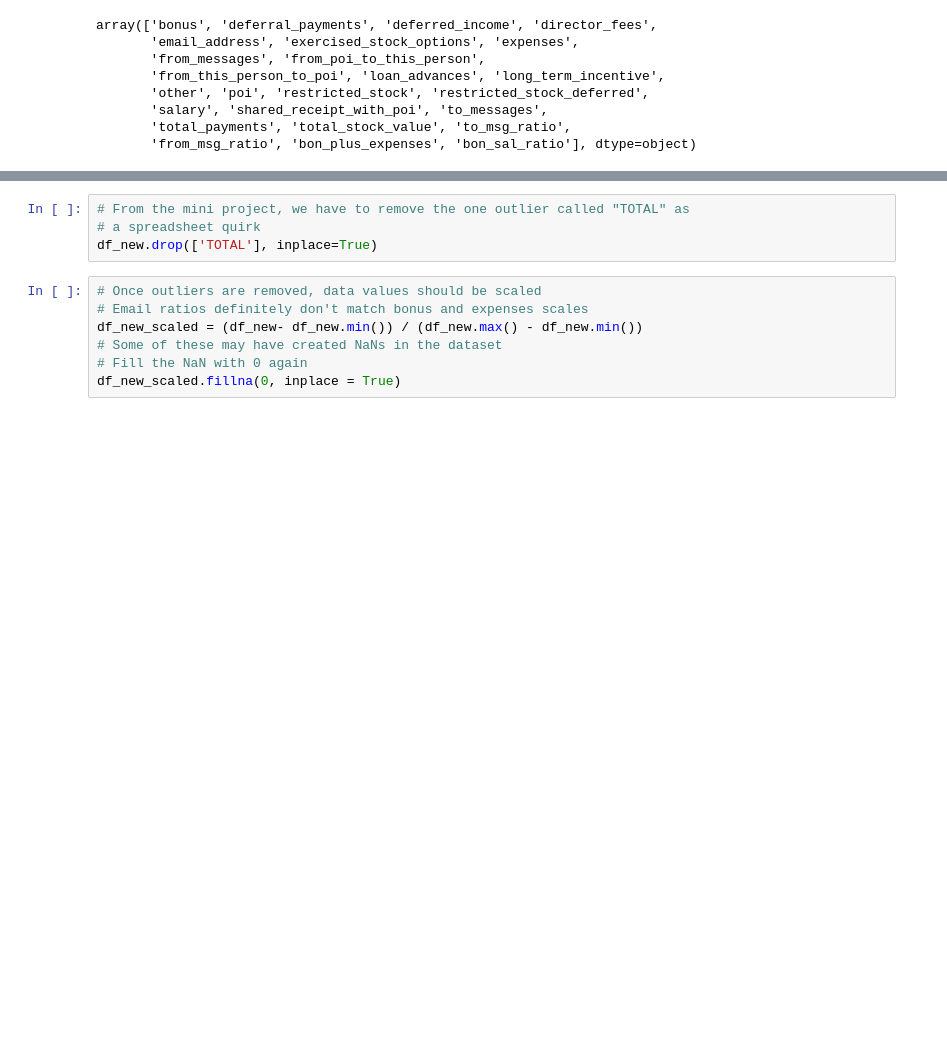
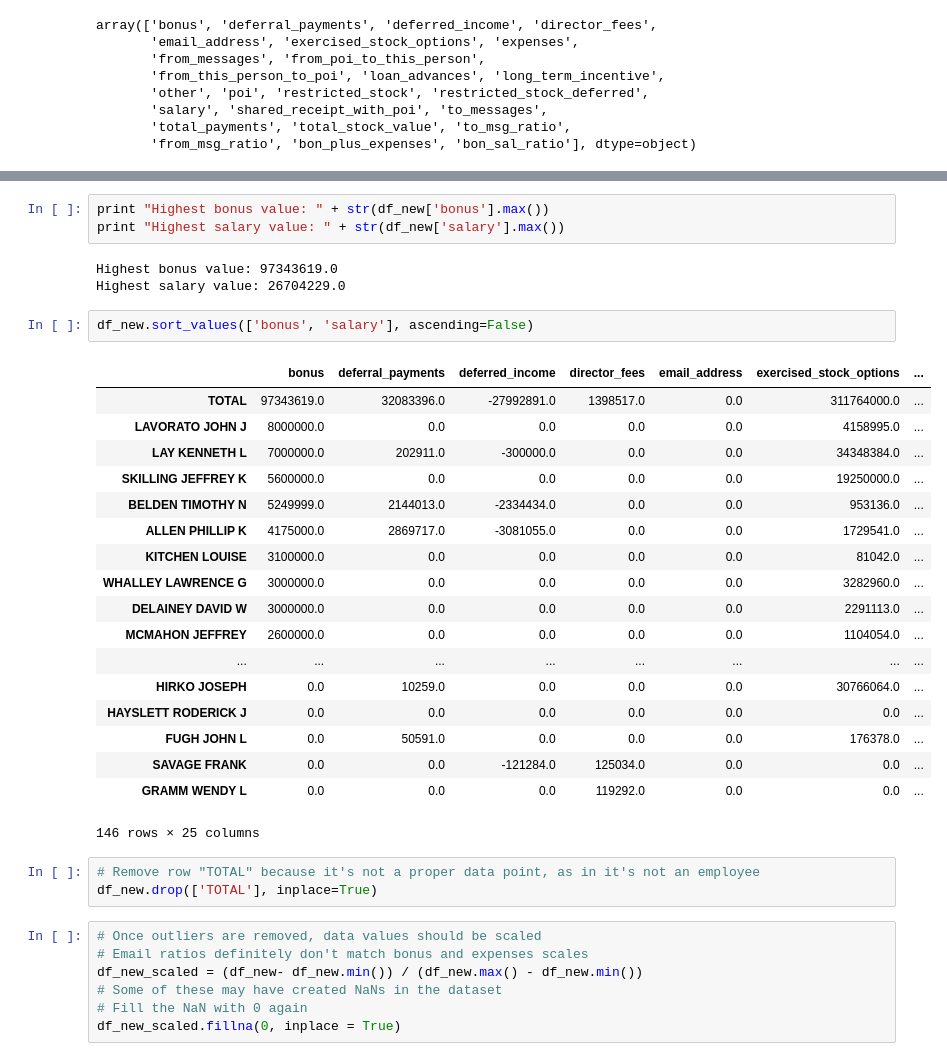
Before and after one commit to SpecCRA/enron_dataset_ml_project, a Jupyter notebook: poi_id.ipynb, the cells around one changed output, grey strips where cells are left out. Saved outputs shown, nothing was run; the diff lists cells and outputs as text; blank space fills up the shorter version.

Commit message:
cleaned up outlier removal logic, added plots, found top values in pandas dataframe

```diff
--- a/poi_id.ipynb
+++ b/poi_id.ipynb
@@ -128,7 +128,33 @@ plt.scatter(x, y)
-# %%
-# From the mini project, we have to remove the one outlier called "TOTAL" as
-# a spreadsheet quirk
-df_new.drop(['TOTAL'], inplace=True)
+# %%
+print "Highest bonus value: " + str(df_new['bonus'].max())
+print "Highest salary value: " + str(df_new['salary'].max())
+# %% [output]
+Highest bonus value: 97343619.0
+Highest salary value: 26704229.0
+# %%
+df_new.sort_values(['bonus', 'salary'], ascending=False)
+# %% [output]
+|  | bonus | deferral_payments | deferred_income | director_fees | email_address | exercised_stock_options | ... |
+| TOTAL | 97343619.0 | 32083396.0 | -27992891.0 | 1398517.0 | 0.0 | 311764000.0 | ... |
+| LAVORATO JOHN J | 8000000.0 | 0.0 | 0.0 | 0.0 | 0.0 | 4158995.0 | ... |
+| LAY KENNETH L | 7000000.0 | 202911.0 | -300000.0 | 0.0 | 0.0 | 34348384.0 | ... |
+| SKILLING JEFFREY K | 5600000.0 | 0.0 | 0.0 | 0.0 | 0.0 | 19250000.0 | ... |
+| BELDEN TIMOTHY N | 5249999.0 | 2144013.0 | -2334434.0 | 0.0 | 0.0 | 953136.0 | ... |
+| ALLEN PHILLIP K | 4175000.0 | 2869717.0 | -3081055.0 | 0.0 | 0.0 | 1729541.0 | ... |
+| KITCHEN LOUISE | 3100000.0 | 0.0 | 0.0 | 0.0 | 0.0 | 81042.0 | ... |
+| WHALLEY LAWRENCE G | 3000000.0 | 0.0 | 0.0 | 0.0 | 0.0 | 3282960.0 | ... |
+| DELAINEY DAVID W | 3000000.0 | 0.0 | 0.0 | 0.0 | 0.0 | 2291113.0 | ... |
+| MCMAHON JEFFREY | 2600000.0 | 0.0 | 0.0 | 0.0 | 0.0 | 1104054.0 | ... |
+| ... | ... | ... | ... | ... | ... | ... | ... |
+| HIRKO JOSEPH | 0.0 | 10259.0 | 0.0 | 0.0 | 0.0 | 30766064.0 | ... |
+| HAYSLETT RODERICK J | 0.0 | 0.0 | 0.0 | 0.0 | 0.0 | 0.0 | ... |
+| FUGH JOHN L | 0.0 | 50591.0 | 0.0 | 0.0 | 0.0 | 176378.0 | ... |
+| SAVAGE FRANK | 0.0 | 0.0 | -121284.0 | 125034.0 | 0.0 | 0.0 | ... |
+| GRAMM WENDY L | 0.0 | 0.0 | 0.0 | 119292.0 | 0.0 | 0.0 | ... |
+146 rows × 25 columns
+# %%
+# Remove row "TOTAL" because it's not a proper data point, as in it's not an employee
+df_new.drop(['TOTAL'], inplace=True)
 # %%
 # Once outliers are removed, data values should be scaled
 # Email ratios definitely don't match bonus and expenses scales
```
Also changed, not shown: parts of 10 cells of this notebook.
